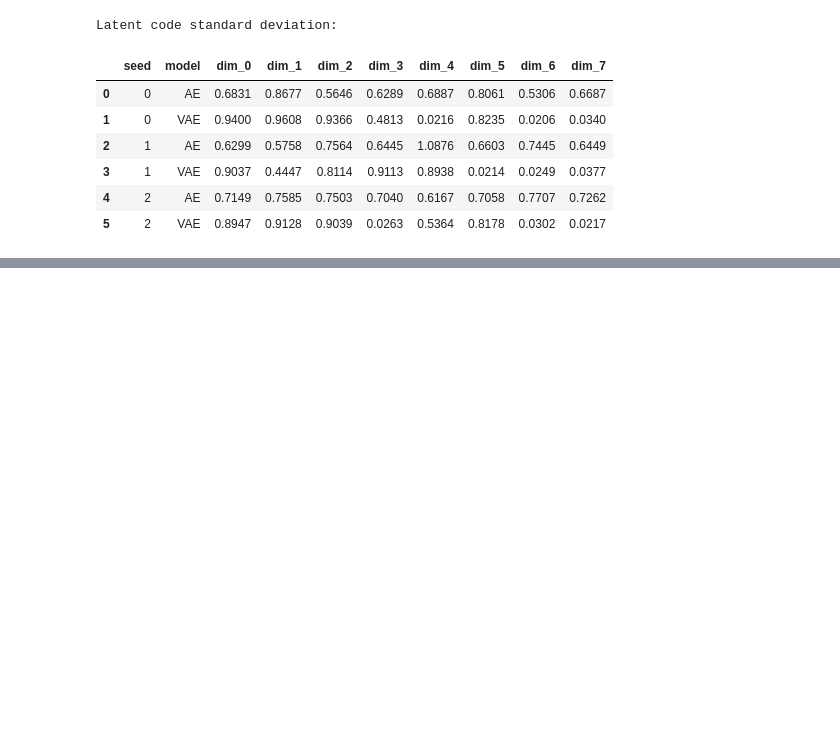
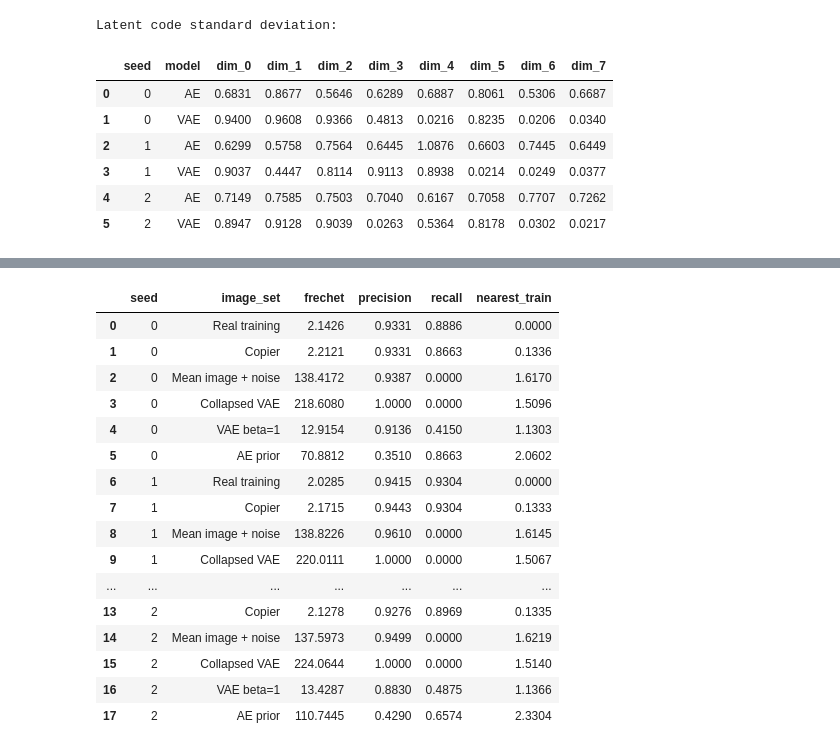
Before and after one commit to erictsaily/AIGC5500-Lab-7, a Jupyter notebook: lab07.ipynb, the cells around one changed output, grey strips where cells are left out. Drawn from its saved outputs; the diff is of its cells as text; code cells hidden in the pictures; blank space fills up the shorter version.

```diff
--- a/lab07.ipynb
+++ b/lab07.ipynb
@@ -268,0 +487,14 @@ Latent code standard deviation:
+# %%
+interpolation_df = pd.DataFrame(interpolation_results)
+display(interpolation_df.round(4))
+
+for seed in SEEDS:
+    rows = interpolation_df[interpolation_df.seed == seed]
+
+    vae_conf = rows[rows.method == "VAE latent"]["confidence"].iloc[0]
+    pixel_conf = rows[rows.method == "Pixel cross-fade"]["confidence"].iloc[0]
+
+    print(
+        f"Seed {seed}: VAE confidence={vae_conf:.4f}, "
+        f"pixel confidence={pixel_conf:.4f}"
+    )
@@ -268,0 +658,70 @@ Latent code standard deviation:
+# %%
+metric_results = []
+
+for seed in SEEDS:
+    rng = np.random.default_rng(9000 + seed)
+    idx = rng.choice(len(Xtr), size=N_SAMPLES, replace=False)
+
+    real = Xtr[idx]
+
+    g1 = torch.Generator().manual_seed(9100 + seed)
+    g2 = torch.Generator().manual_seed(9200 + seed)
+
+    copier = (
+        real + 0.02 * torch.randn(real.shape, generator=g1)
+    ).clamp(0, 1)
+
+    mean_noise = (
+        Xtr.mean(dim=0, keepdim=True)
+        + 0.1 * torch.randn(real.shape, generator=g2)
+    ).clamp(0, 1)
+
+    z = draw_prior(seed, N_SAMPLES)
+
+    with torch.no_grad():
+        collapsed = vae_samples(
+            beta_models[(collapsed_config[seed], seed)], z
+        )
+
+        regular_vae = vae_samples(vae_models[seed], z)
+        ae_prior = ae_models[seed].decode(z)
+
+    image_sets = {
+        "Real training": real,
+        "Copier": copier,
+        "Mean image + noise": mean_noise,
+        "Collapsed VAE": collapsed,
+        "VAE beta=1": regular_vae,
+        "AE prior": ae_prior
+    }
+
+    for name, images in image_sets.items():
+        scores = S.score_samples(images, fte, net, Xtr)
+
+        metric_results.append({
+            "seed": seed,
+            "image_set": name,
+            **scores
+        })
+
+
+metric_df = pd.DataFrame(metric_results)
+display(metric_df.round(4))
+# %% [output]
+|  | seed | image_set | frechet | precision | recall | nearest_train |
+| 0 | 0 | Real training | 2.1426 | 0.9331 | 0.8886 | 0.0000 |
+| 1 | 0 | Copier | 2.2121 | 0.9331 | 0.8663 | 0.1336 |
+| 2 | 0 | Mean image + noise | 138.4172 | 0.9387 | 0.0000 | 1.6170 |
+| 3 | 0 | Collapsed VAE | 218.6080 | 1.0000 | 0.0000 | 1.5096 |
+| 4 | 0 | VAE beta=1 | 12.9154 | 0.9136 | 0.4150 | 1.1303 |
+| 5 | 0 | AE prior | 70.8812 | 0.3510 | 0.8663 | 2.0602 |
+| 6 | 1 | Real training | 2.0285 | 0.9415 | 0.9304 | 0.0000 |
+| 7 | 1 | Copier | 2.1715 | 0.9443 | 0.9304 | 0.1333 |
+| 8 | 1 | Mean image + noise | 138.8226 | 0.9610 | 0.0000 | 1.6145 |
+| 9 | 1 | Collapsed VAE | 220.0111 | 1.0000 | 0.0000 | 1.5067 |
+| ... | ... | ... | ... | ... | ... | ... |
+| 13 | 2 | Copier | 2.1278 | 0.9276 | 0.8969 | 0.1335 |
+| 14 | 2 | Mean image + noise | 137.5973 | 0.9499 | 0.0000 | 1.6219 |
+| 15 | 2 | Collapsed VAE | 224.0644 | 1.0000 | 0.0000 | 1.5140 |
+| 16 | 2 | VAE beta=1 | 13.4287 | 0.8830 | 0.4875 | 1.1366 |
+| 17 | 2 | AE prior | 110.7445 | 0.4290 | 0.6574 | 2.3304 |
```
Also changed, not shown: parts of 13 cells of this notebook, 37 other files.
